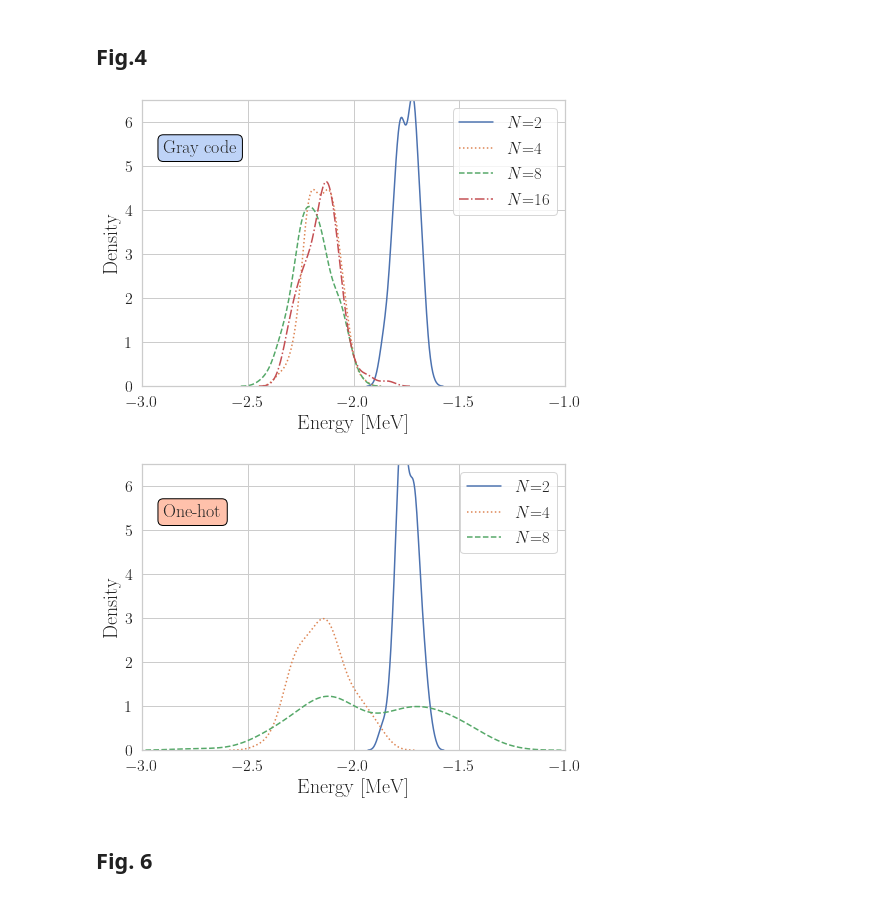
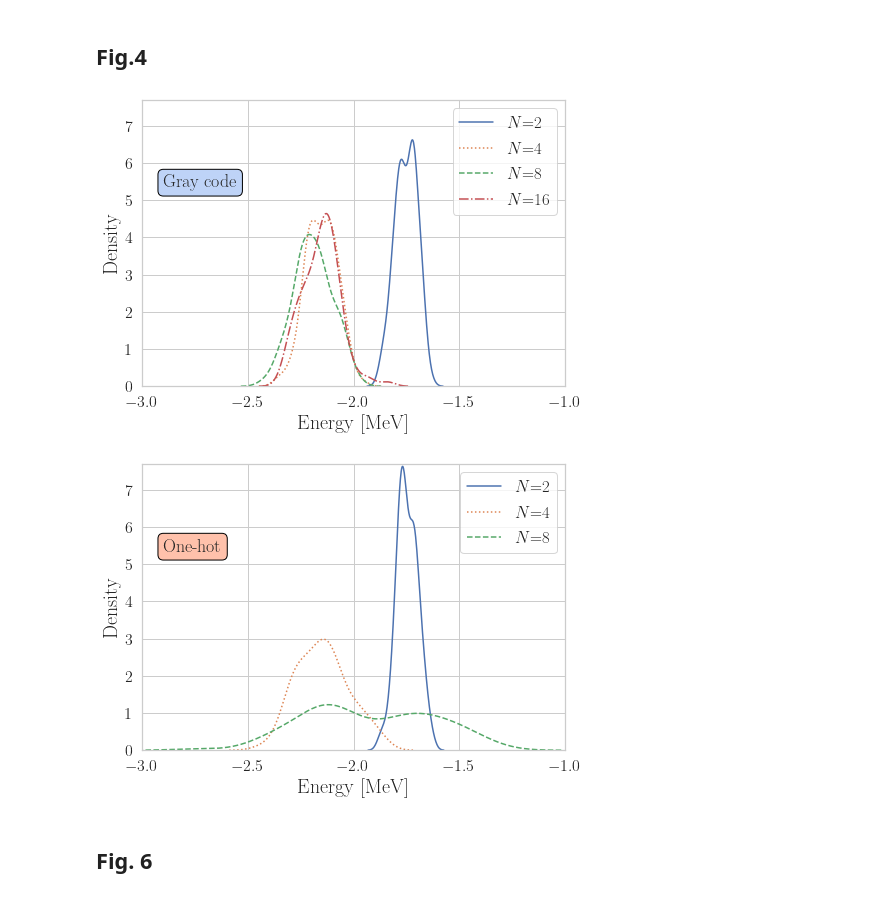
Before and after one commit to glassnotes/GrayCode-QubitEncoding, a Jupyter notebook: notebooks/paper-figures.ipynb, the cells around one changed output. Cells and saved outputs as stored; diff of their text form; code cells hidden in the pictures.

Commit message:
adjust fig4 ylim

```diff
--- a/notebooks/paper-figures.ipynb
+++ b/notebooks/paper-figures.ipynb
@@ -224,37 +224,37 @@ for key, grp in noise_free_data.groupby(['sim_type', 'enc_type']):
     for nstates, state_group in grp.groupby(['n_states']):
         if nstates in [2, 4, 8, 16]:
             sns.kdeplot(state_group['energy'], bw_method='scott', label=f"$N$={nstates}", linestyle=linestyles[count])
             count += 1
 #     Already indicated in Fig. 3 referenced in caption of Fig. 4
 #     if key[1]=="One-hot":
 #         properties=dict(boxstyle='round', edgecolor="black",facecolor='lightgray', alpha=1.0)
 #         plt.text(-2.93,6.2,"QASM simulator\n Shots: 10000",fontsize=textsize,bbox=properties)
 
     properties=dict(boxstyle='round',edgecolor="black",facecolor=background_colors[key[1]], alpha=1.0)
-    plt.text(-2.9,5.3,f"{key[1]}",fontsize=annotation_size,bbox=properties)
+    plt.text(-2.9,5.35,f"{key[1]}",fontsize=annotation_size,bbox=properties)
 
 
     plt.legend(fontsize=legend_fontsize)
 
     plt.xlabel("Energy [MeV]", fontsize=textsize)
     plt.ylabel("Density", fontsize=textsize)
     plt.xticks(np.arange(-3, 0, 0.5),fontsize=xtick_size)
     plt.yticks(fontsize=ytick_size)
     plt.xlim(-3, -1)
-    plt.ylim(0, 6.5)
+    plt.ylim(0, 7.7)
 
 #     title_string = f"{key[1]} encoding "
 #     plt.title(title_string, fontsize=20)
 
     plt.tight_layout()
 
     if key[1]=="Gray code":
         plt.savefig(f"../paper-figures/fig4-gray-code.pdf")
     elif key[1]=="One-hot":
         plt.savefig(f"../paper-figures/fig4-one-hot.pdf")
 # %% [output]
-[figure, old version]
+[figure, new version]
-[figure, old version]
+[figure, new version]
 # %% [markdown]
 ## Fig. 6
 # %%
```
